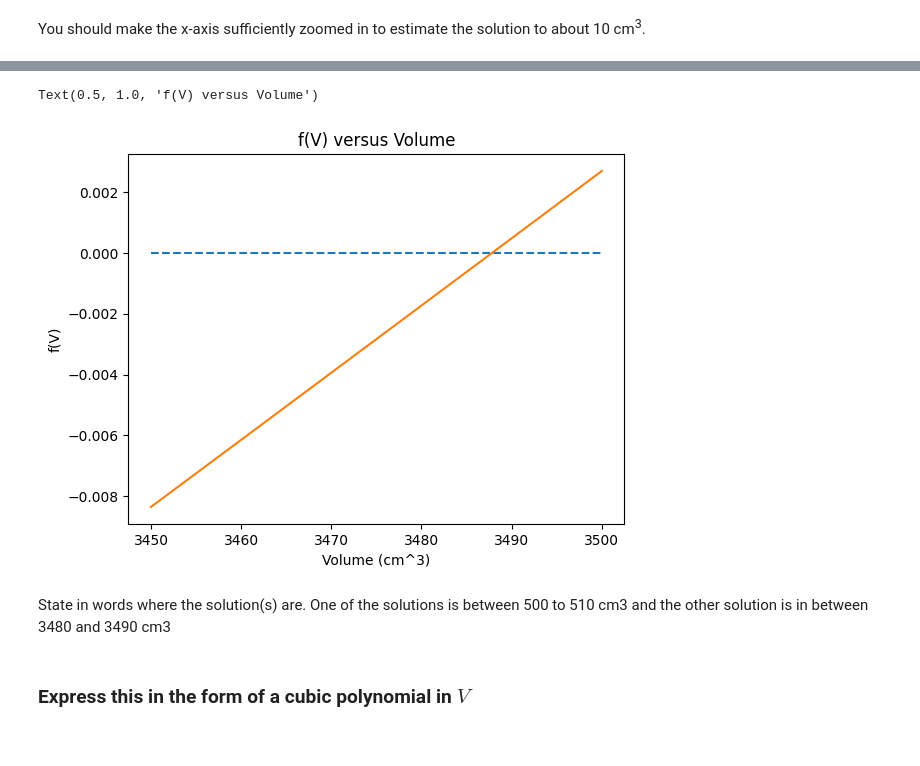
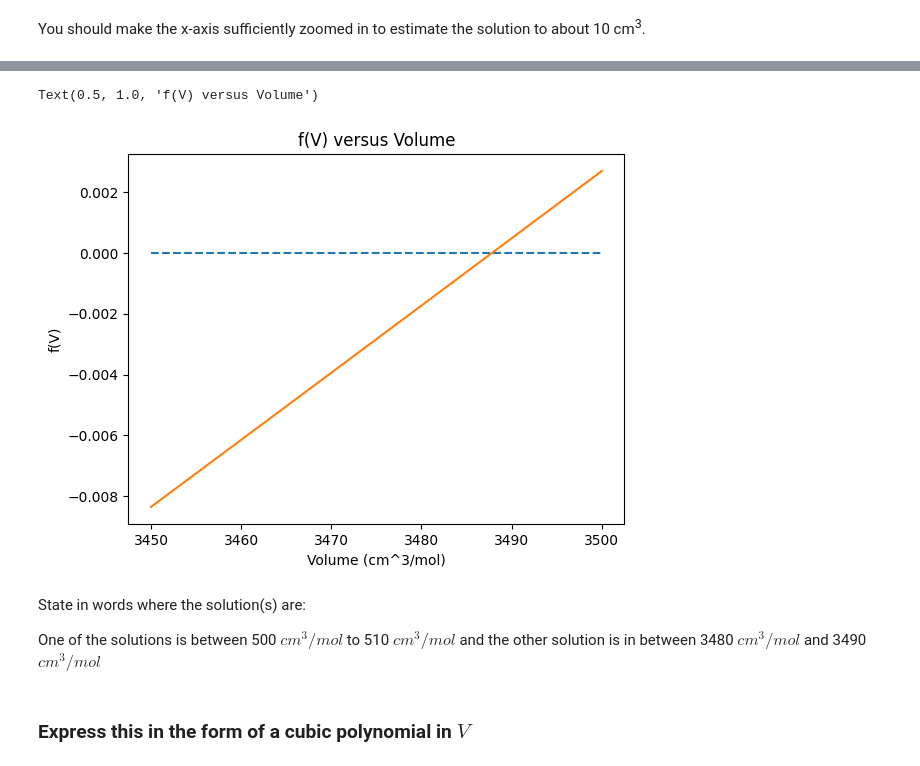
Before and after one commit to sht150/Che_Math, a Jupyter notebook: Homework 1.ipynb, the cells around one changed output, grey strips where cells are left out. Cells and saved outputs as stored; diff of their text form; code cells hidden in the pictures.

```diff
--- a/Homework 1.ipynb
+++ b/Homework 1.ipynb
@@ -86,17 +87,18 @@ Text(0.5, 1.0, 'f(V) versus Volume')
 # %%
 #Zoomed-in X-axis, second solution
 plotVol2=np.linspace(3450,3500,100)
 plt.plot(plotVol2, plotVol2*0, linestyle = "dashed")
 plt.plot(plotVol2,virial(plotVol2))
-plt.xlabel("Volume (cm^3)")
+plt.xlabel("Volume (cm^3/mol)")
 plt.ylabel("f(V)")
 plt.title("f(V) versus Volume")
 # %% [output]
 Text(0.5, 1.0, 'f(V) versus Volume')
-[figure, old version]
+[figure, new version]
 # %% [markdown]
-State in words where the solution(s) are.
-One of the solutions is between 500 to 510 cm3 and the other solution is in between 3480 and 3490 cm3
+State in words where the solution(s) are:
+
+One of the solutions is between 500 $cm^3/mol$ to 510 $cm^3/mol$ and the other solution is in between 3480 $cm^3/mol$ and 3490 $cm^3/mol$
 # %% [markdown]
 ### Express this in the form of a cubic polynomial in $V$
 # %% [markdown]
```
Also changed, not shown: parts of 18 cells of this notebook.
